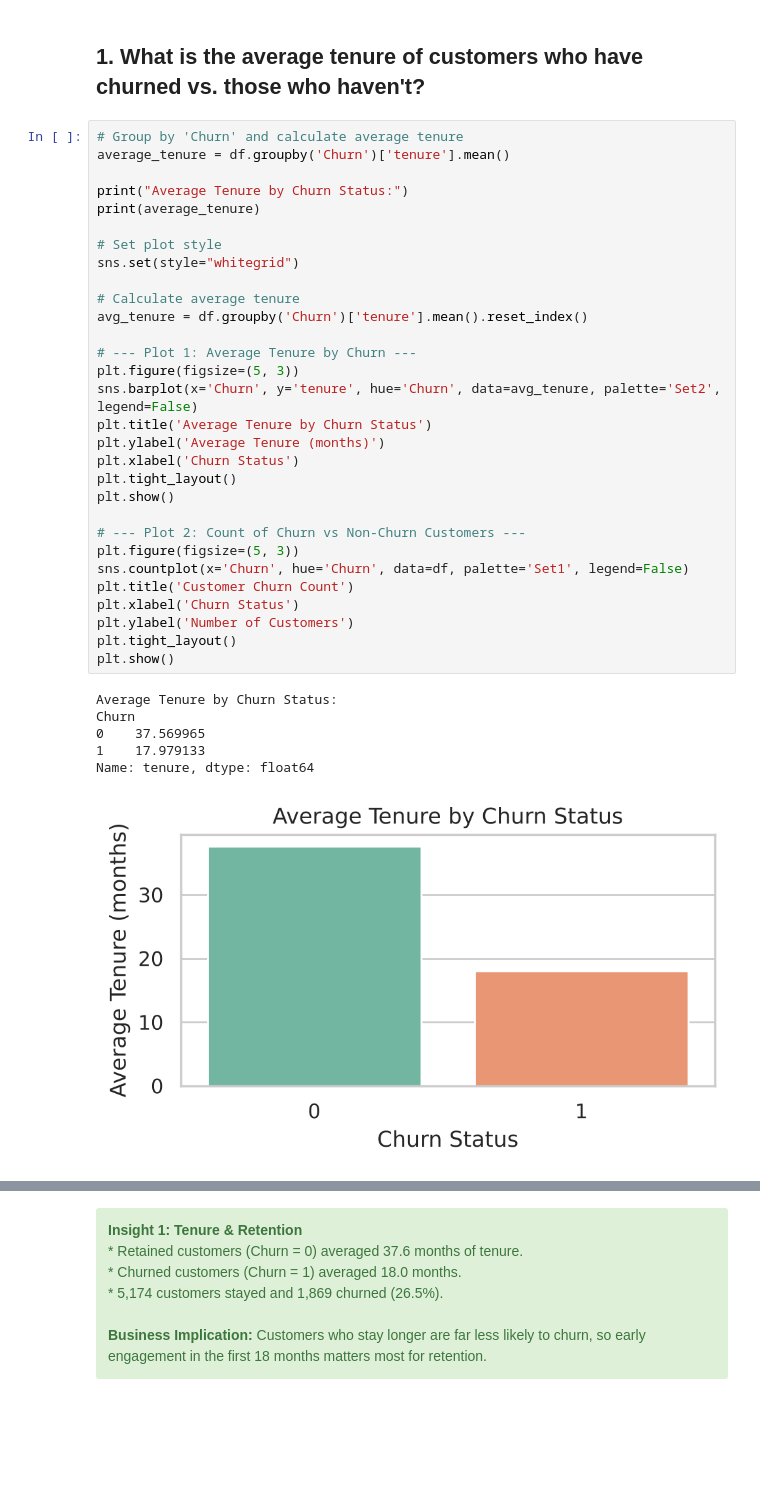
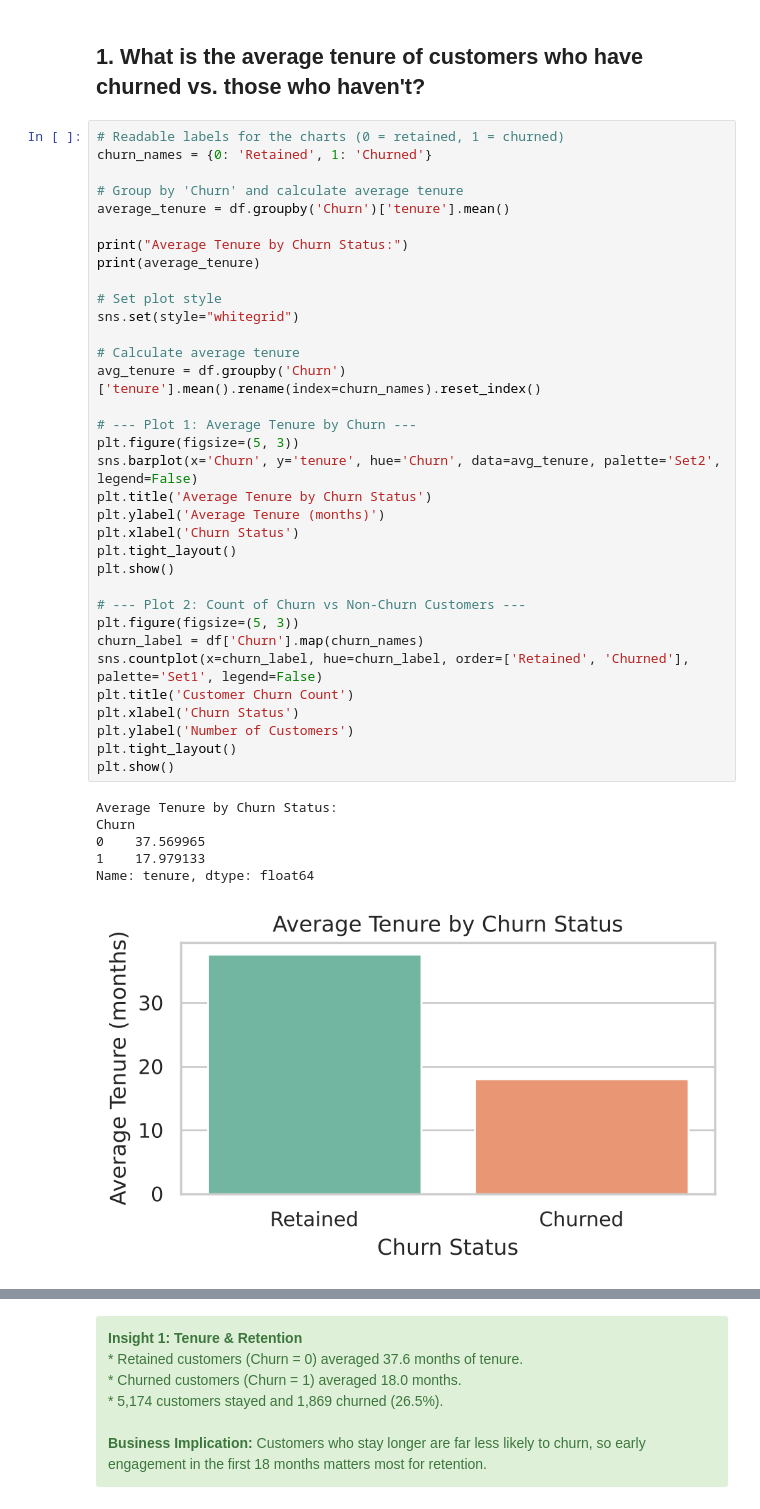
Before and after one commit to ShlokeBinani/Customer-Attrition-Modeling, a Jupyter notebook: CUSTOMER ATTRITION _final.ipynb, the cells around one changed output, grey strips where cells are left out. Saved outputs shown, nothing was run; the diff lists cells and outputs as text; blank space fills up the shorter version.

```diff
--- a/CUSTOMER ATTRITION _final.ipynb
+++ b/CUSTOMER ATTRITION _final.ipynb
@@ -161,39 +162,43 @@ The analysis is organized around the following five questions:
 # %% [markdown]
 ## 1. What is the average tenure of customers who have churned vs. those who haven't?
 # %%
+# Readable labels for the charts (0 = retained, 1 = churned)
+churn_names = {0: 'Retained', 1: 'Churned'}
+
 # Group by 'Churn' and calculate average tenure
 average_tenure = df.groupby('Churn')['tenure'].mean()
 
 print("Average Tenure by Churn Status:")
 print(average_tenure)
 
 # Set plot style
 sns.set(style="whitegrid")
 
 # Calculate average tenure
-avg_tenure = df.groupby('Churn')['tenure'].mean().reset_index()
+avg_tenure = df.groupby('Churn')['tenure'].mean().rename(index=churn_names).reset_index()
 
 # --- Plot 1: Average Tenure by Churn ---
 plt.figure(figsize=(5, 3))
 sns.barplot(x='Churn', y='tenure', hue='Churn', data=avg_tenure, palette='Set2', legend=False)
 plt.title('Average Tenure by Churn Status')
 plt.ylabel('Average Tenure (months)')
 plt.xlabel('Churn Status')
 plt.tight_layout()
 plt.show()
 
 # --- Plot 2: Count of Churn vs Non-Churn Customers ---
 plt.figure(figsize=(5, 3))
-sns.countplot(x='Churn', hue='Churn', data=df, palette='Set1', legend=False)
+churn_label = df['Churn'].map(churn_names)
+sns.countplot(x=churn_label, hue=churn_label, order=['Retained', 'Churned'], palette='Set1', legend=False)
 plt.title('Customer Churn Count')
 plt.xlabel('Churn Status')
 plt.ylabel('Number of Customers')
 plt.tight_layout()
 plt.show()
 # %% [output]
 Average Tenure by Churn Status:
 Churn
 0    37.569965
 1    17.979133
 Name: tenure, dtype: float64
-[figure, old version]
+[figure, new version]
```
Also changed, not shown: parts of 7 cells of this notebook.
